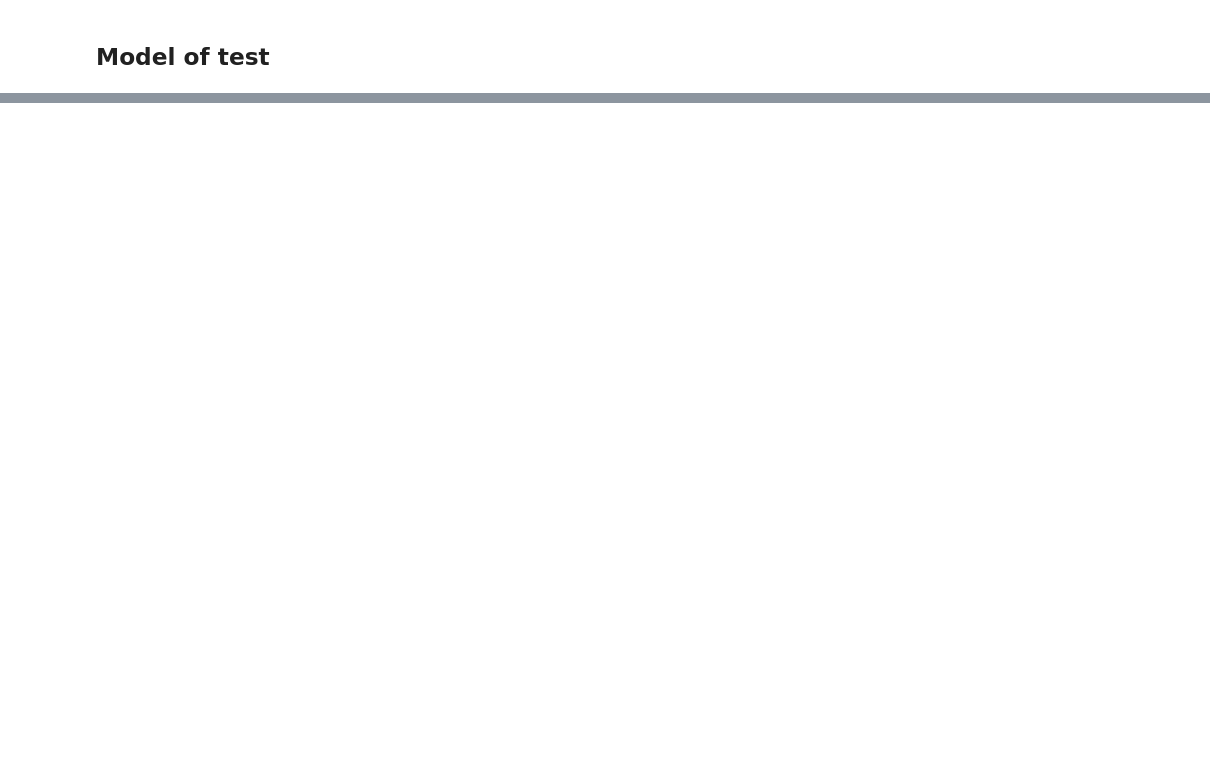
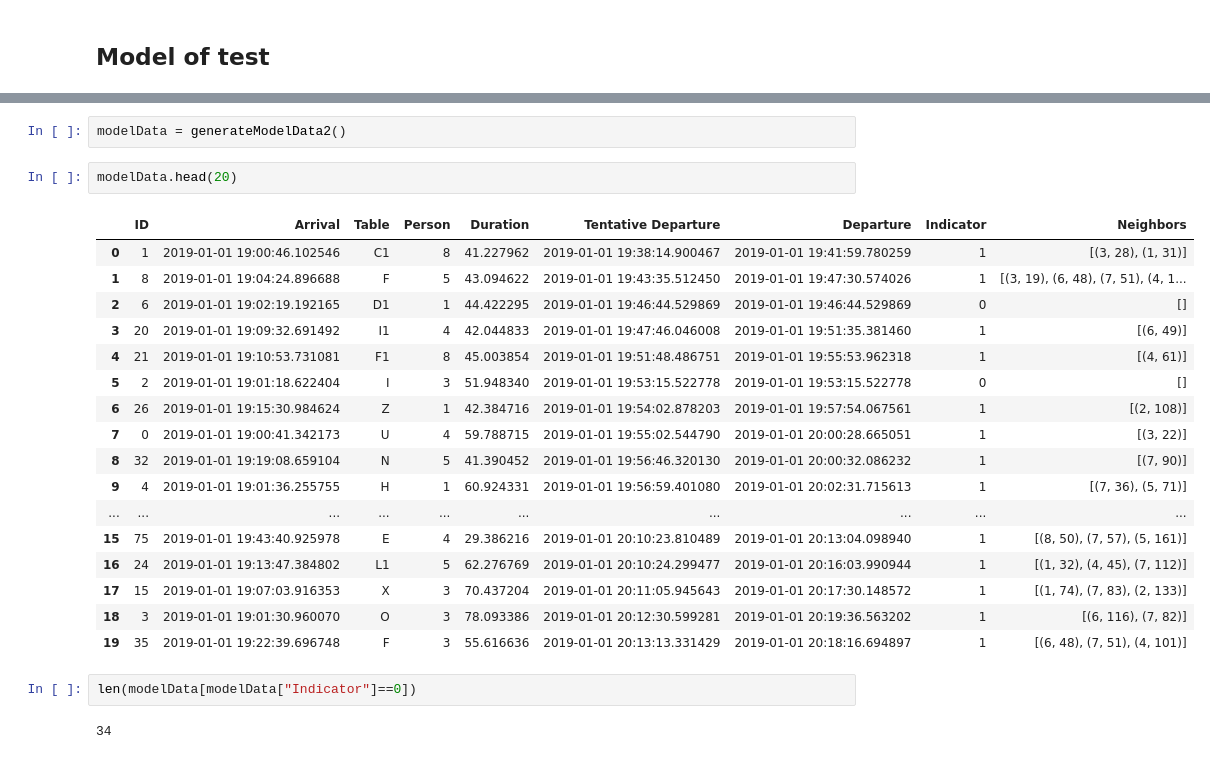
Before and after one commit to rishab231/peerEffects, a Jupyter notebook: peerStats.ipynb, the cells around one changed output, grey strips where cells are left out. Saved outputs shown, nothing was run; the diff lists cells and outputs as text; blank space fills up the shorter version.

```diff
--- a/peerStats.ipynb
+++ b/peerStats.ipynb
@@ -346,0 +517,26 @@ generateModelData()
+# %%
+modelData = generateModelData2()
+# %%
+modelData.head(20)
+# %% [output]
+|  | ID | Arrival | Table | Person | Duration | Tentative Departure | Departure | Indicator | Neighbors |
+| 0 | 1 | 2019-01-01 19:00:46.102546 | C1 | 8 | 41.227962 | 2019-01-01 19:38:14.900467 | 2019-01-01 19:41:59.780259 | 1 | [(3, 28), (1, 31)] |
+| 1 | 8 | 2019-01-01 19:04:24.896688 | F | 5 | 43.094622 | 2019-01-01 19:43:35.512450 | 2019-01-01 19:47:30.574026 | 1 | [(3, 19), (6, 48), (7, 51), (4, 1... |
+| 2 | 6 | 2019-01-01 19:02:19.192165 | D1 | 1 | 44.422295 | 2019-01-01 19:46:44.529869 | 2019-01-01 19:46:44.529869 | 0 | [] |
+| 3 | 20 | 2019-01-01 19:09:32.691492 | I1 | 4 | 42.044833 | 2019-01-01 19:47:46.046008 | 2019-01-01 19:51:35.381460 | 1 | [(6, 49)] |
+| 4 | 21 | 2019-01-01 19:10:53.731081 | F1 | 8 | 45.003854 | 2019-01-01 19:51:48.486751 | 2019-01-01 19:55:53.962318 | 1 | [(4, 61)] |
+| 5 | 2 | 2019-01-01 19:01:18.622404 | I | 3 | 51.948340 | 2019-01-01 19:53:15.522778 | 2019-01-01 19:53:15.522778 | 0 | [] |
+| 6 | 26 | 2019-01-01 19:15:30.984624 | Z | 1 | 42.384716 | 2019-01-01 19:54:02.878203 | 2019-01-01 19:57:54.067561 | 1 | [(2, 108)] |
+| 7 | 0 | 2019-01-01 19:00:41.342173 | U | 4 | 59.788715 | 2019-01-01 19:55:02.544790 | 2019-01-01 20:00:28.665051 | 1 | [(3, 22)] |
+| 8 | 32 | 2019-01-01 19:19:08.659104 | N | 5 | 41.390452 | 2019-01-01 19:56:46.320130 | 2019-01-01 20:00:32.086232 | 1 | [(7, 90)] |
+| 9 | 4 | 2019-01-01 19:01:36.255755 | H | 1 | 60.924331 | 2019-01-01 19:56:59.401080 | 2019-01-01 20:02:31.715613 | 1 | [(7, 36), (5, 71)] |
+| ... | ... | ... | ... | ... | ... | ... | ... | ... | ... |
+| 15 | 75 | 2019-01-01 19:43:40.925978 | E | 4 | 29.386216 | 2019-01-01 20:10:23.810489 | 2019-01-01 20:13:04.098940 | 1 | [(8, 50), (7, 57), (5, 161)] |
+| 16 | 24 | 2019-01-01 19:13:47.384802 | L1 | 5 | 62.276769 | 2019-01-01 20:10:24.299477 | 2019-01-01 20:16:03.990944 | 1 | [(1, 32), (4, 45), (7, 112)] |
+| 17 | 15 | 2019-01-01 19:07:03.916353 | X | 3 | 70.437204 | 2019-01-01 20:11:05.945643 | 2019-01-01 20:17:30.148572 | 1 | [(1, 74), (7, 83), (2, 133)] |
+| 18 | 3 | 2019-01-01 19:01:30.960070 | O | 3 | 78.093386 | 2019-01-01 20:12:30.599281 | 2019-01-01 20:19:36.563202 | 1 | [(6, 116), (7, 82)] |
+| 19 | 35 | 2019-01-01 19:22:39.696748 | F | 3 | 55.616636 | 2019-01-01 20:13:13.331429 | 2019-01-01 20:18:16.694897 | 1 | [(6, 48), (7, 51), (4, 101)] |
+# %%
+len(modelData[modelData["Indicator"]==0])
+# %% [output]
+34
```
Also changed, not shown: parts of 31 cells of this notebook, 1 other file.
